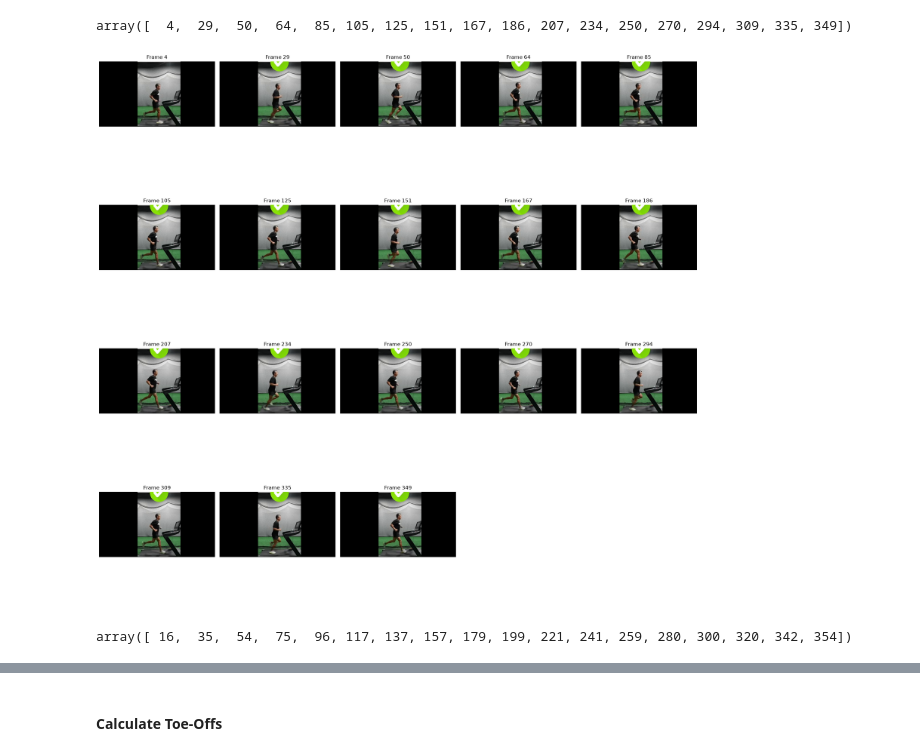
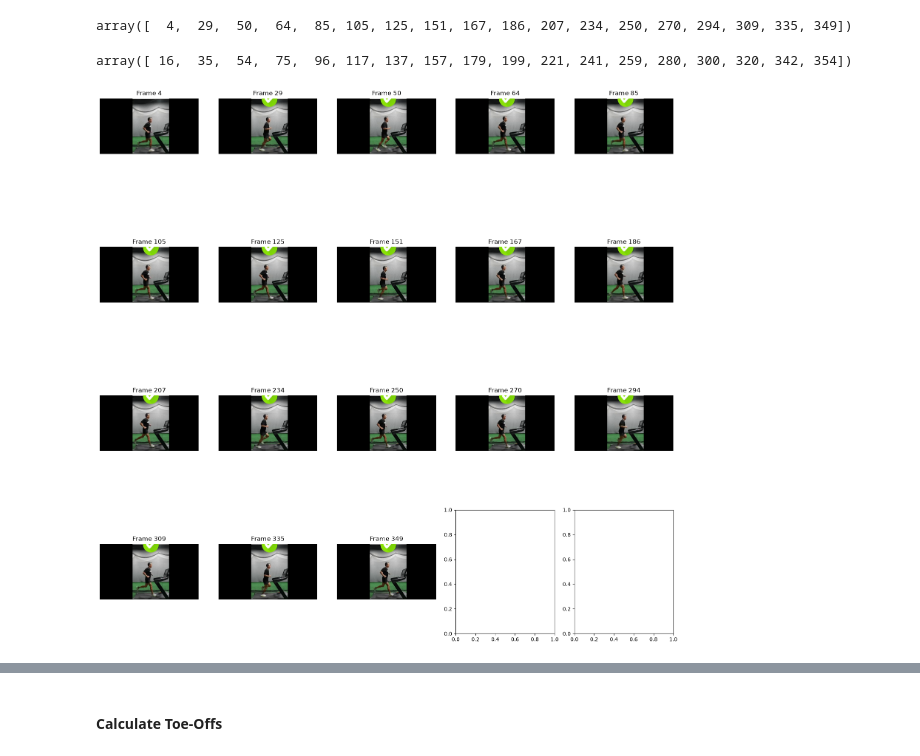
Before and after one commit to Jessi1912/running-posture-cv, a Jupyter notebook: src/posture_analysis.ipynb, the cells around one changed output, grey strips where cells are left out. Drawn from its saved outputs; the diff is of its cells as text; code cells hidden in the pictures.

Commit message:
extract visualization of contact frames

```diff
--- a/src/posture_analysis.ipynb
+++ b/src/posture_analysis.ipynb
@@ -200,33 +200,38 @@ right_contacts, _ = find_peaks(y_smooth_ankle_R, distance=fps * 0.4)
 right_contacts # frame indizes of right foot contacts
 # %% [output]
 array([  4,  29,  50,  64,  85, 105, 125, 151, 167, 186, 207, 234, 250, 270, 294, 309, 335, 349])
-# %%
-import matplotlib.pyplot as plt
-import math
-
-n = len(right_contacts)
-n_cols = 5
-n_rows = math.ceil(n / n_cols)
-
-fig, axes = plt.subplots(n_rows, n_cols, figsize=(4*n_cols, 5*n_rows))
-axes = axes.flatten()  # so we can iterate with a simple loop regardless of grid shape
-
-for ax, idx in zip(axes, right_contacts):
-    frame = frames[idx]
-    ax.imshow(cv2.cvtColor(frame, cv2.COLOR_BGR2RGB))
-    ax.set_title(f"Frame {idx}")
-    ax.axis("off")
-
-# hide any unused subplots (if n isn't a multiple of 5)
-for ax in axes[n:]:
-    ax.axis("off")
-
-plt.tight_layout()
-plt.show()
-# %% [output]
-[figure, removed]
 # %%
 left_contacts, _ = find_peaks(y_smooth_ankle_L, distance=fps * 0.4)
 left_contacts # frame indizes of left foot contacts
 # %% [output]
 array([ 16,  35,  54,  75,  96, 117, 137, 157, 179, 199, 221, 241, 259, 280, 300, 320, 342, 354])
+# %%
+import matplotlib.pyplot as plt
+import math
+
+def plot_frames_grid(frames, frame_indices, n_cols=5, figsize_per_cell=(4, 5), title_prefix=""):
+    """
+    Display a grid of frames, n_cols per row.
+
+    frames: dict mapping frame_idx -> image (BGR, from cv2)
+    frame_indices: list/array of frame indices to display
+    n_cols: number of images per row
+    """
+    n = len(frame_indices)
+    n_rows = math.ceil(n / n_cols)
+
+    fig, axes = plt.subplots(
+        n_rows, n_cols,
+        figsize=(figsize_per_cell[0] * n_cols, figsize_per_cell[1] * n_rows)
+    )
+    axes = axes.flatten() if n > 1 else [axes]
+
+    for ax, idx in zip(axes, frame_indices):
+        frame = frames[idx]
+        ax.imshow(cv2.cvtColor(frame, cv2.COLOR_BGR2RGB))
+        ax.set_title(f"{title_prefix}Frame {idx}")
+        ax.axis("off")
+# %%
+plot_frames_grid(frames, right_contacts)
+# %% [output]
+[figure, added]
```
Also changed, not shown: parts of 1 cell of this notebook.
